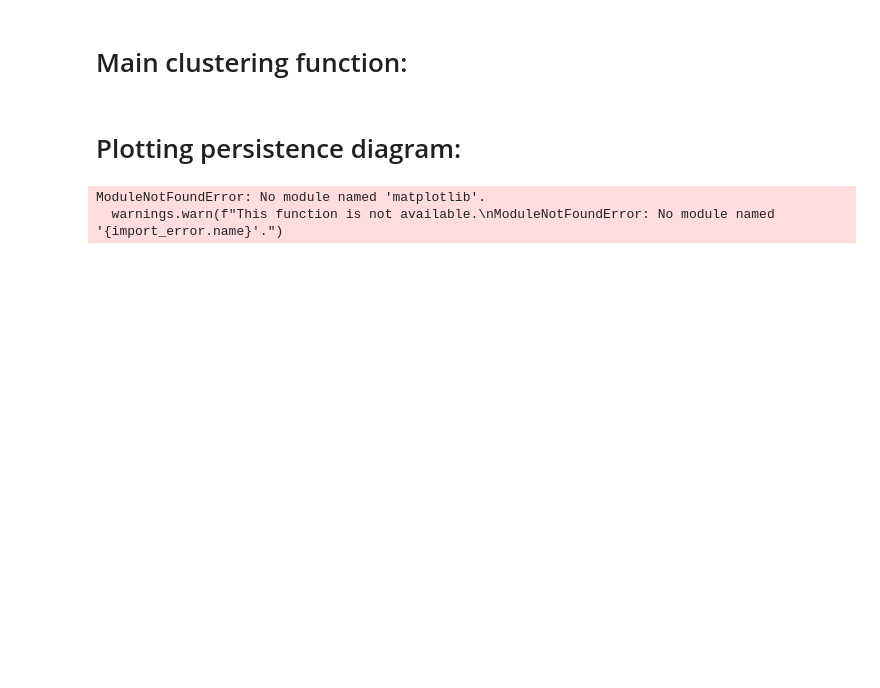
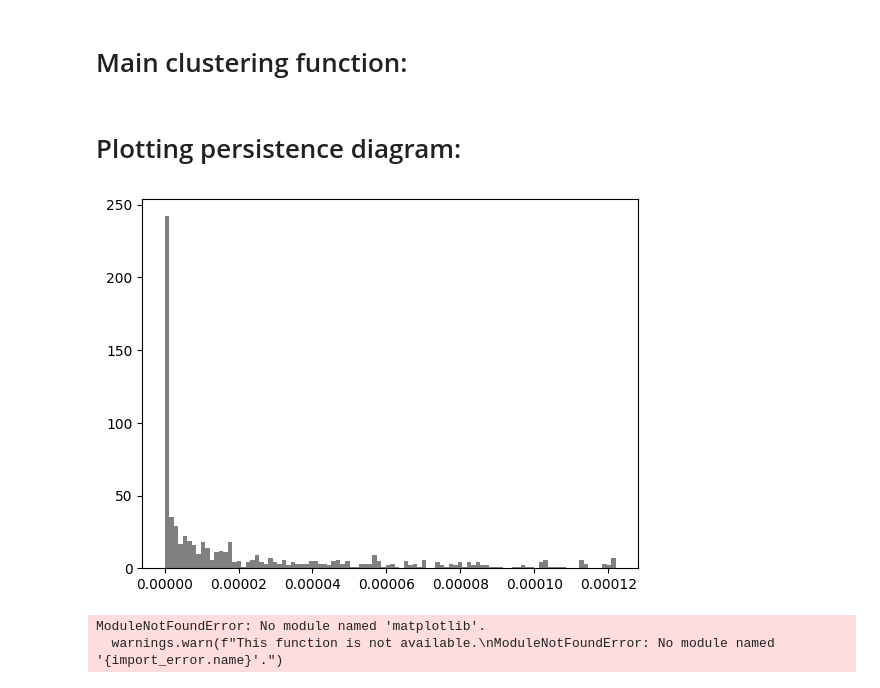
Before and after one commit to jormundur00/ToMAToAlgorithm, a Jupyter notebook: ImageSegmentation.ipynb, the cells around one changed output. Drawn from its saved outputs; the diff is of its cells as text; code cells hidden in the pictures; blank space fills up the shorter version.

```diff
--- a/ImageSegmentation.ipynb
+++ b/ImageSegmentation.ipynb
@@ -218,6 +218,11 @@ res = [(0, elem) for elem in lifecycle]
 # %%
 persistence = [elem[1]-elem[0] for elem in lifecycle]
 _ = sorted([elem for elem in persistence if ~np.isinf(elem)], reverse=True)
+# %%
+plt.hist([elem for elem in persistence if ~np.isinf(elem)], bins=100, color = 'gray')
+plt.show()
+# %% [output]
+[figure, added]
 # %%
 import matplotlib
 
```
Also changed, not shown: parts of 22 cells of this notebook.
